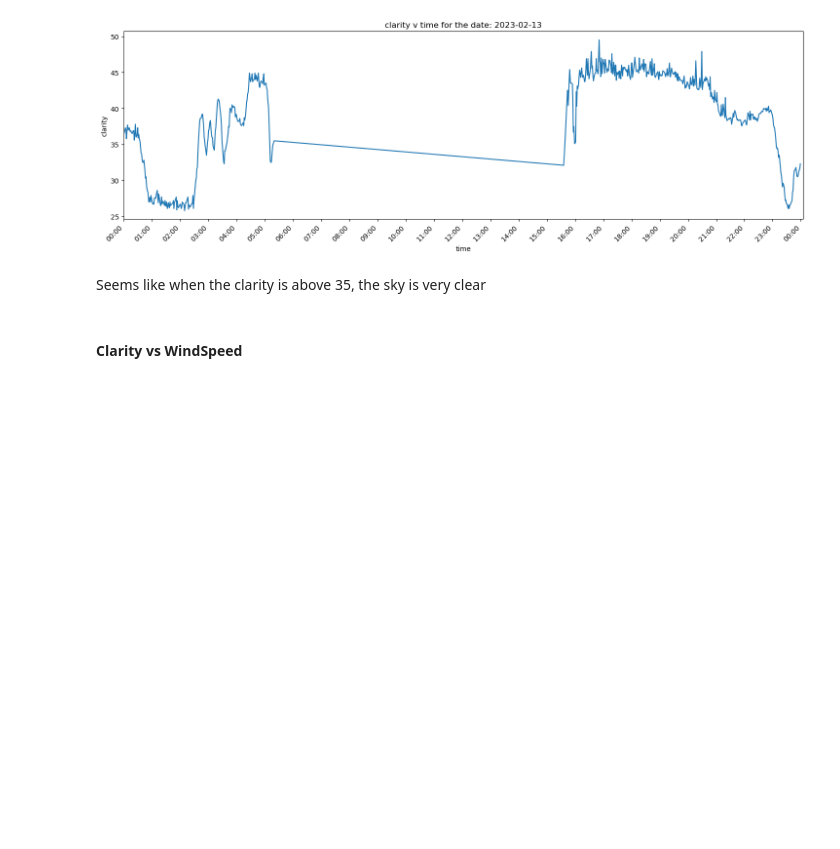
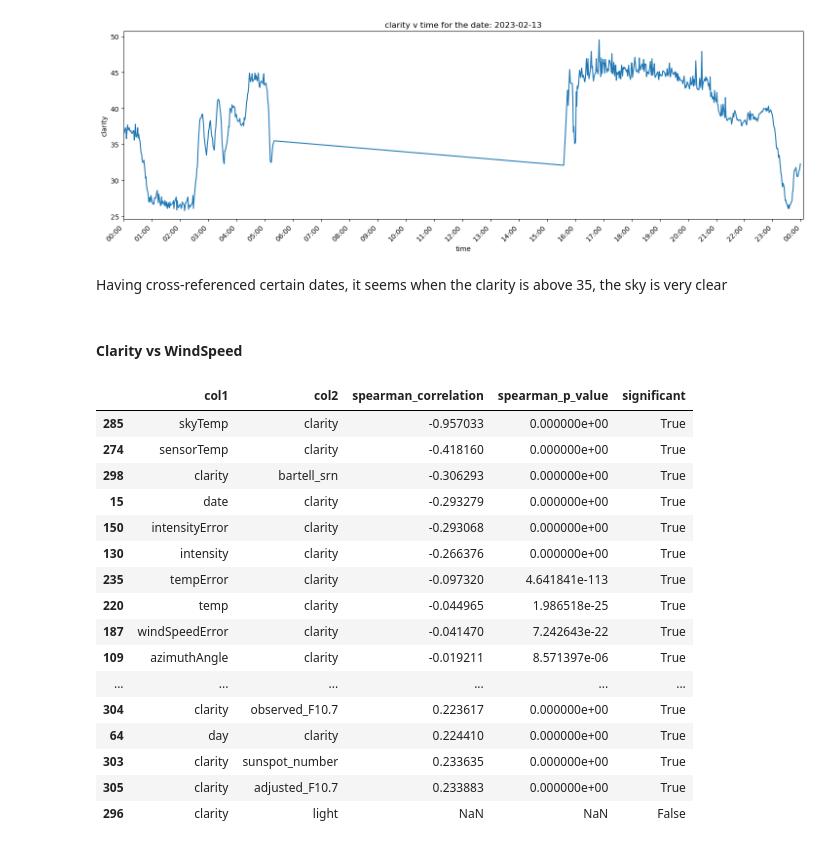
Before and after one commit to elliotdable/fp_ml_ucl, a Jupyter notebook: notebooks/data_analysis.ipynb, the cells around one changed output. Saved outputs shown, nothing was run; the diff lists cells and outputs as text; code cells hidden in the pictures; blank space fills up the shorter version.

Commit message:
added some more clarity analysis, have stated some conclusions that were made in markdwon below the analysis

```diff
--- a/notebooks/data_analysis.ipynb
+++ b/notebooks/data_analysis.ipynb
@@ -41,9 +43,7 @@ from scipy.stats import pearsonr, spearmanr
 def compute_relationships(df, alpha=0.05):
     results = []
     df = df.drop(columns=['datetime', 'year', 'mirror', 'lookDirection'] )
-
-    columns = [col for col in df.columns if not col.endswith('Error')]
-    print(columns)
+    columns = df.columns
     for i in range(len(columns)):
         for j in range(i + 1, len(columns)):
             col1 = columns[i]
@@ -238,6 +238,29 @@ Min value: 25.8
 Max value: 49.5
 [figure]
 # %% [markdown]
-Seems like when the clarity is above 35, the sky is very clear
+Having cross-referenced certain dates, it seems when the clarity is above 35, the sky is very clear
 # %% [markdown]
 #### Clarity vs WindSpeed
+# %%
+compute_relationships(sodankyla)
+correlations = relationship_df[(relationship_df['col1'] == 'clarity') | (relationship_df['col2'] == 'clarity')]
+# %%
+correlations
+# %% [output]
+|  | col1 | col2 | spearman_correlation | spearman_p_value | significant |
+| 285 | skyTemp | clarity | -0.957033 | 0.000000e+00 | True |
+| 274 | sensorTemp | clarity | -0.418160 | 0.000000e+00 | True |
+| 298 | clarity | bartell_srn | -0.306293 | 0.000000e+00 | True |
+| 15 | date | clarity | -0.293279 | 0.000000e+00 | True |
+| 150 | intensityError | clarity | -0.293068 | 0.000000e+00 | True |
+| 130 | intensity | clarity | -0.266376 | 0.000000e+00 | True |
+| 235 | tempError | clarity | -0.097320 | 4.641841e-113 | True |
+| 220 | temp | clarity | -0.044965 | 1.986518e-25 | True |
+| 187 | windSpeedError | clarity | -0.041470 | 7.242643e-22 | True |
+| 109 | azimuthAngle | clarity | -0.019211 | 8.571397e-06 | True |
+| ... | ... | ... | ... | ... | ... |
+| 304 | clarity | observed_F10.7 | 0.223617 | 0.000000e+00 | True |
+| 64 | day | clarity | 0.224410 | 0.000000e+00 | True |
+| 303 | clarity | sunspot_number | 0.233635 | 0.000000e+00 | True |
+| 305 | clarity | adjusted_F10.7 | 0.233883 | 0.000000e+00 | True |
+| 296 | clarity | light | NaN | NaN | False |
```
Also changed, not shown: parts of 6 cells of this notebook.
